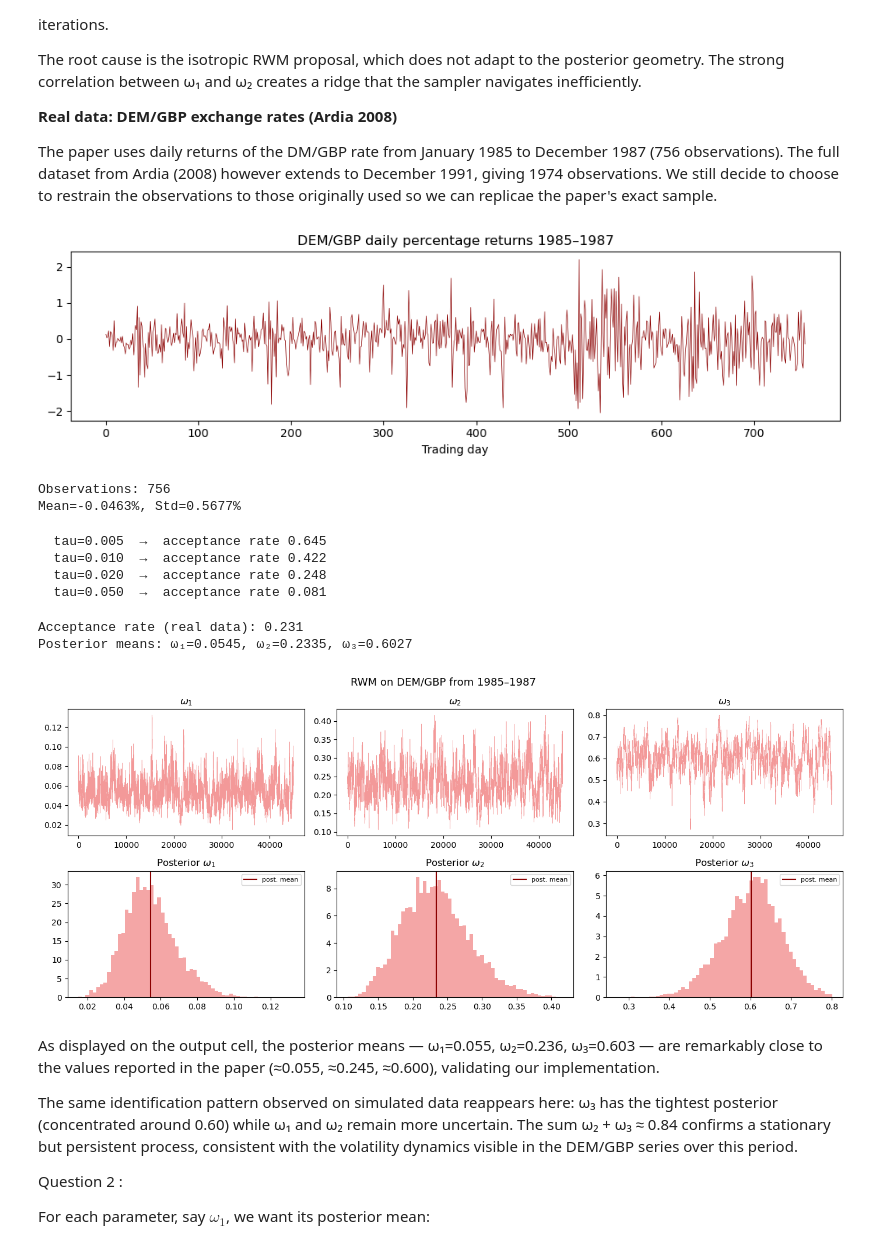
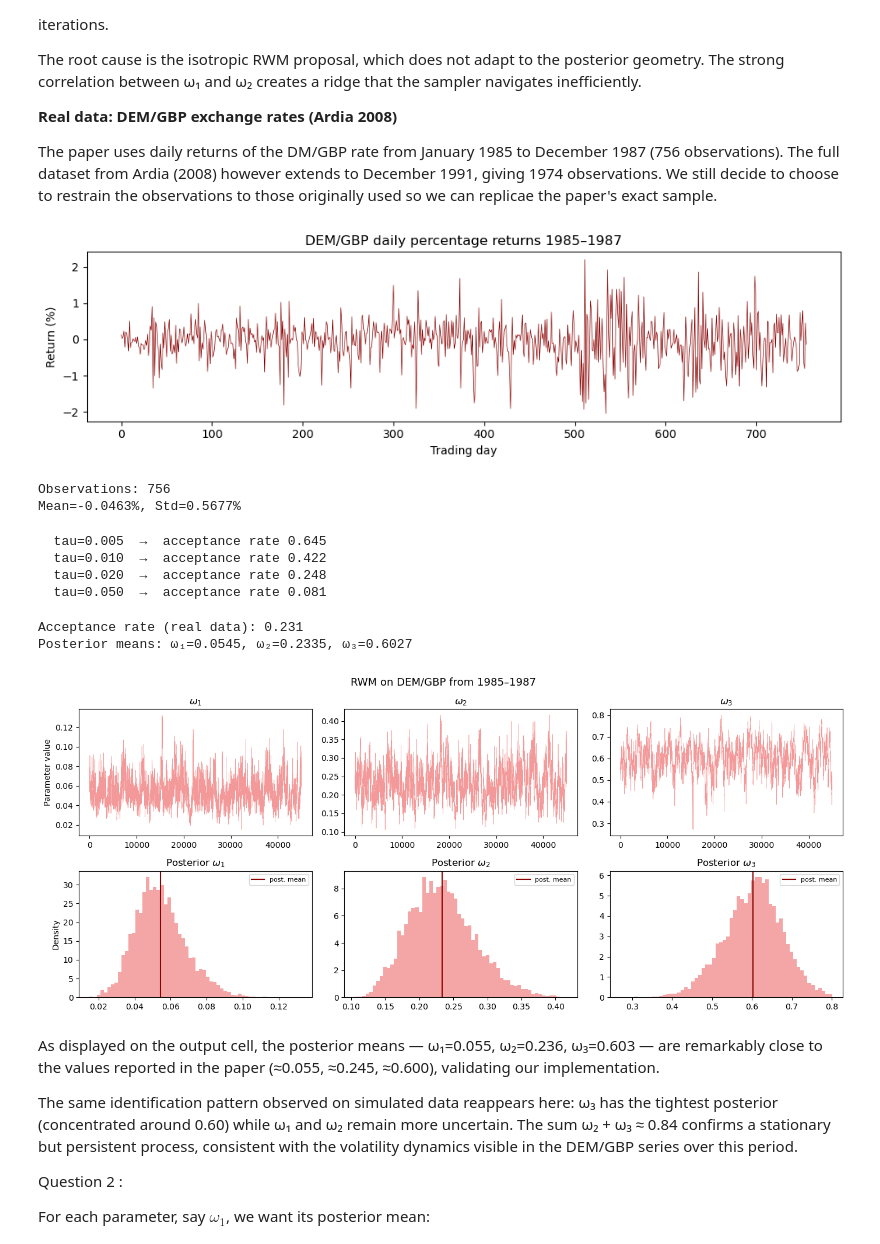
Before and after one commit to ralphndr/Control-variates-for-a-GARCH-model, a Jupyter notebook: src/code.ipynb, the cells around one changed output. Drawn from its saved outputs; the diff is of its cells as text; code cells hidden in the pictures.

```diff
--- a/src/code.ipynb
+++ b/src/code.ipynb
@@ -302,23 +311,24 @@ The paper uses daily returns of the DM/GBP rate from January 1985 to December 19
 # %%
 # Real data: DM/GBP returns from Ardia (2008)
 # Source: bayesGARCH R package, dem2gbp dataset — the exact series used in the paper.
 
 import pandas as pd
 
 dem2gbp = pd.read_csv('dem2gbp.csv')
 r_real = dem2gbp['x'].values[:756]
 
 plt.figure(figsize=(10, 3))
 plt.plot(r_real, lw=0.5, color='darkred')
 plt.title('DEM/GBP daily percentage returns 1985–1987')
 plt.xlabel('Trading day')
+plt.ylabel('Return (%)')
 plt.tight_layout()
 plt.savefig('/Users/ralphnader/Desktop/Github_Projects/Control-variates-for-a-GARCH-model/img/realdata.png', dpi=200, bbox_inches='tight')
 plt.show()
 print(f'Observations: {len(r_real)}')
 print(f'Mean={r_real.mean():.4f}%, Std={r_real.std():.4f}%')
 # %% [output]
-[figure, old version]
+[figure, new version]
 Observations: 756
 Mean=-0.0463%, Std=0.5677%
 # %%
@@ -348,6 +358,10 @@ print(f'Posterior means: ω₁={samples_real[:,0].mean():.4f},'
 
 fig, axes = plt.subplots(2, 3, figsize=(14, 6))
 for k in range(3):
+    if k == 0:
+        axes[0, k].set_ylabel('Parameter value')
+        axes[1, k].set_ylabel('Density')
+
     axes[0, k].plot(samples_real[:, k], lw=0.4, color='lightcoral', alpha=0.8)
     axes[0, k].set_title(f'{labels[k]}')
     axes[1, k].hist(samples_real[:, k], bins=60, density=True, color='lightcoral', alpha=0.7)
@@ -362,7 +376,7 @@ plt.show()
 # %% [output]
 Acceptance rate (real data): 0.231
 Posterior means: ω₁=0.0545, ω₂=0.2335, ω₃=0.6027
-[figure, old version]
+[figure, new version]
 # %% [markdown]
 As displayed on the output cell, the posterior means — ω₁=0.055, ω₂=0.236, ω₃=0.603 — are remarkably close to the values reported in the paper (≈0.055, ≈0.245, ≈0.600), validating our implementation.
 
```
Also changed, not shown: parts of 13 cells of this notebook, 11 other files.
